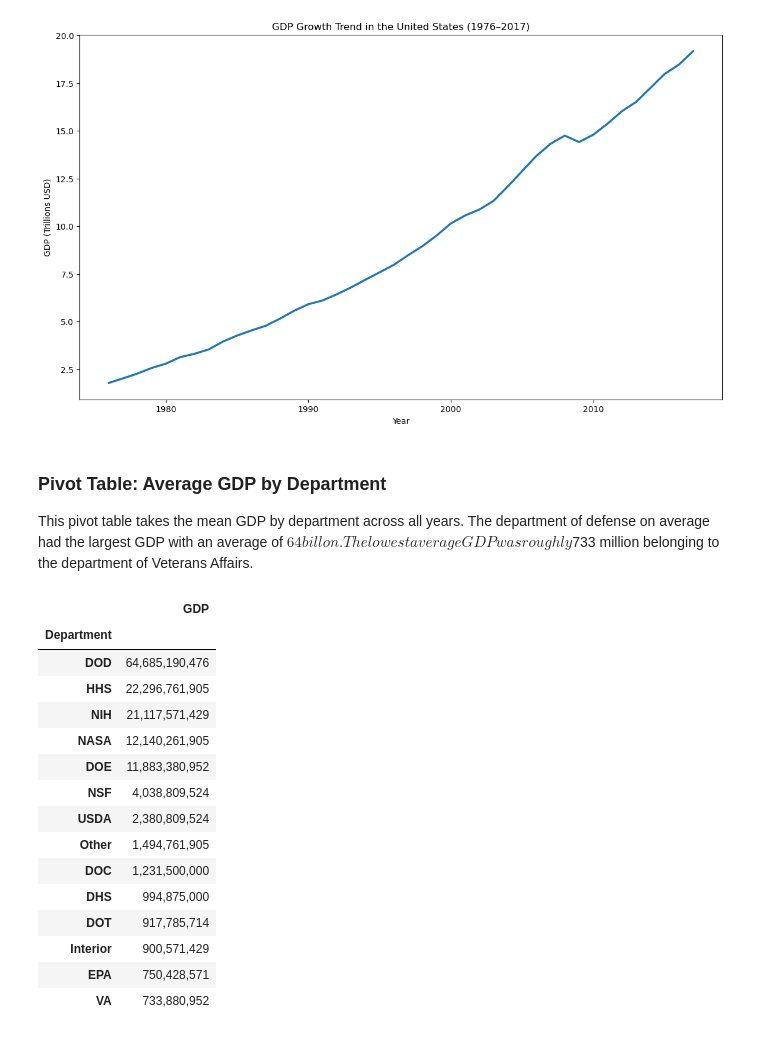
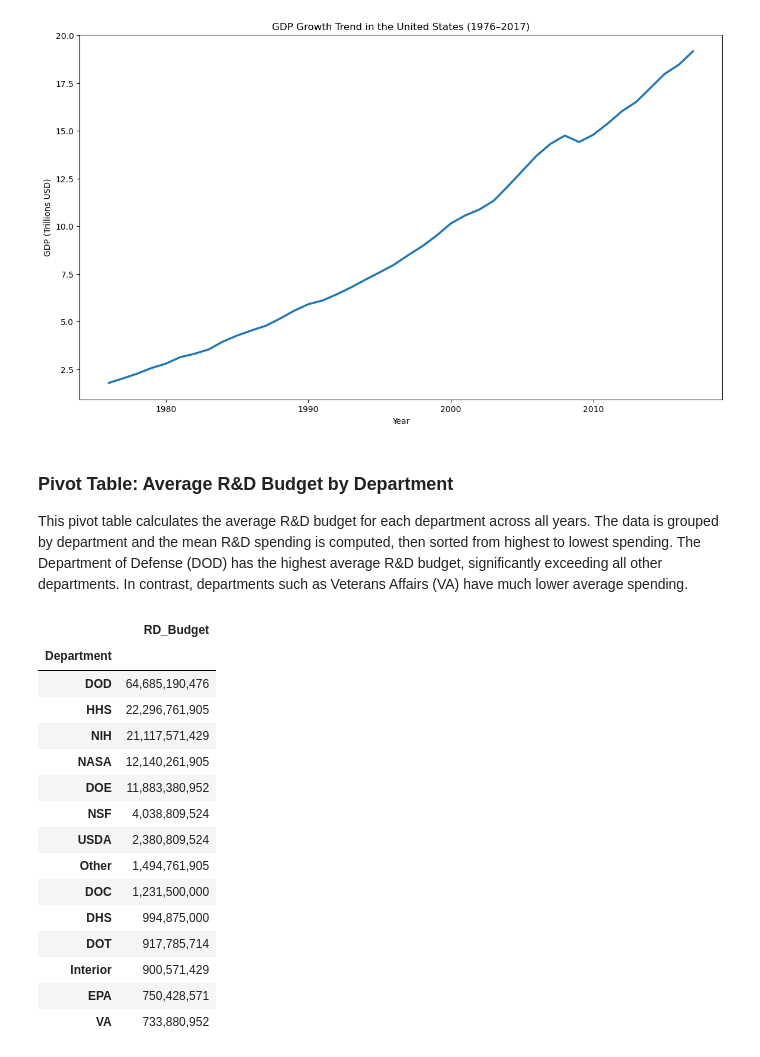
Before and after one commit to tmsantar/Santarelli-Data-Science-Portfolio, a Jupyter notebook: TidyData-Project/main.ipynb, the cells around one changed output. Cells and saved outputs as stored; diff of their text form; code cells hidden in the pictures.

```diff
--- a/TidyData-Project/main.ipynb
+++ b/TidyData-Project/main.ipynb
@@ -142,22 +153,22 @@ plt.show()
 # %% [output]
 [figure]
 # %% [markdown]
-### Pivot Table: Average GDP by Department
+### Pivot Table: Average R&D Budget by Department
 
-This pivot table takes the mean GDP by department across all years. The department of defense on average had the largest GDP with an average of $64 billon. The lowest average GDP was roughly $733 million belonging to the department of Veterans Affairs.
+This pivot table calculates the average R&D budget for each department across all years. The data is grouped by department and the mean R&D spending is computed, then sorted from highest to lowest spending. The Department of Defense (DOD) has the highest average R&D budget, significantly exceeding all other departments. In contrast, departments such as Veterans Affairs (VA) have much lower average spending.
 # %%
 # Create pivot table to analyze average R&D budget by department
-pivot_table_GDP = pd.pivot_table(
+pivot_table_RD = pd.pivot_table(
     Fed_RD,
     values='RD_Budget',
     index='Department',
     aggfunc='mean'
 ).sort_values(by='RD_Budget', ascending=False)
 
 
-pivot_table_GDP
+pivot_table_RD
 # %% [output]
-|  | GDP |
+|  | RD_Budget |
 | Department |  |
 | DOD | 64,685,190,476 |
 | HHS | 22,296,761,905 |
```
Also changed, not shown: parts of 11 cells of this notebook.
